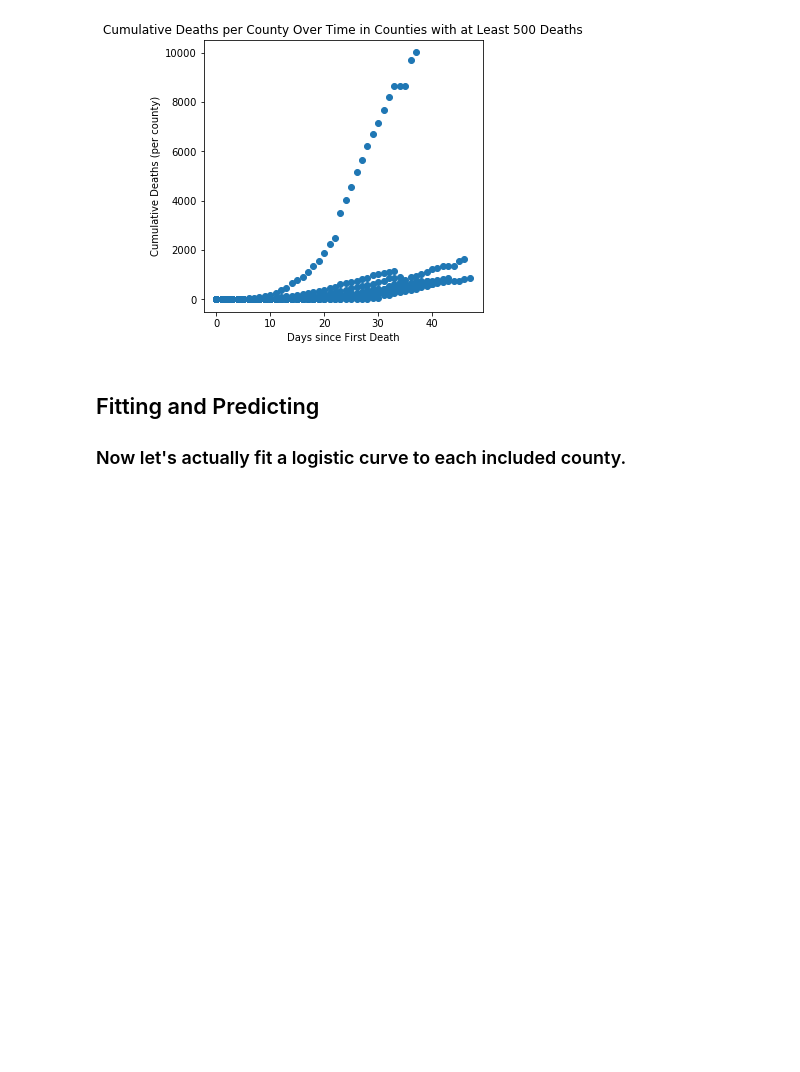
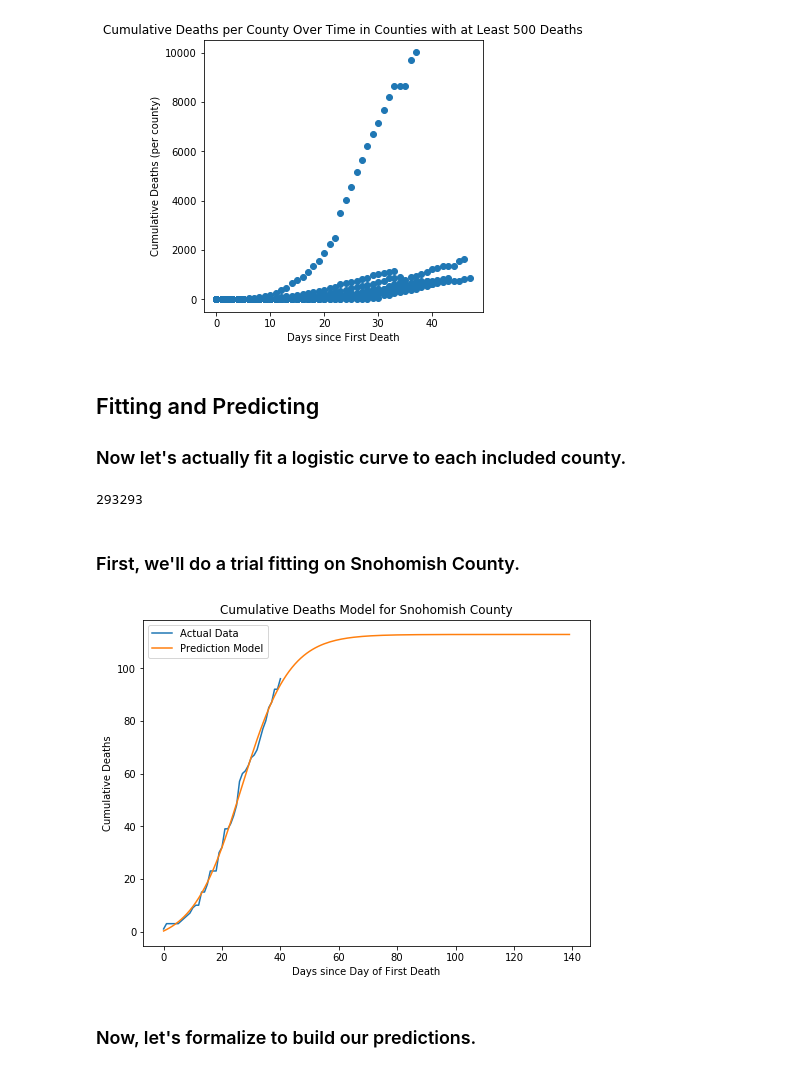
Before and after one commit to velischrist/billy-kimba, a Jupyter notebook: PreliminaryModels/Cumulative_Deaths_Logistic_Function_Model.ipynb, the cells around one changed output. Cells and saved outputs as stored; diff of their text form; code cells hidden in the pictures; blank space fills up the shorter version.

Commit message:
logistic model submission

```diff
--- a/PreliminaryModels/Cumulative_Deaths_Logistic_Function_Model.ipynb
+++ b/PreliminaryModels/Cumulative_Deaths_Logistic_Function_Model.ipynb
@@ -258,3 +257,47 @@ plt.show()
 # %% [markdown]
 ## Fitting and Predicting
 ### Now let's actually fit a logistic curve to each included county.
+# %%
+# import the sample submission for later use as a template to build our submission of predictions
+sample_submission = pd.read_csv('../sample_submission.csv')
+sample_submission.head()
+len(sample_submission['id'])
+# %% [output]
+293293
+# %% [markdown]
+### First, we'll do a trial fitting on Snohomish County.
+# %%
+# package we'll use for fitting parameters
+import scipy.optimize as opt
+
+# logistic function with bias term
+def f(x, L, b, k, x_0):
+    return (L / (1 + np.exp(-k*(x - x_0)))) + b
+
+# initialize randomized parameters
+L, k = np.random.exponential(size=2)
+b, x_0 = np.random.randn(2)
+
+# prepare fit data, Snohomish FIPS is 53061
+norm_scale = max(county_dict['53061'].deaths)
+x = list(county_dict['53061'].times)
+y = list(county_dict['53061'].deaths / norm_scale)
+
+# fit function using Gauss-Newton Algorithm
+(L_, b_, k_, x_0_), _ = opt.curve_fit(f, x, y, [L, b, k, x_0])
+def fit_func(X):
+    return list([norm_scale * f(i, L_, b_, k_, x_0_)] for i in X)
+
+plt.figure(figsize=(8, 6))
+plt.plot(x, (norm_scale * np.array(y)))
+pred_range = list(range(0, max(x) + 100))
+plt.plot(pred_range, fit_func(pred_range))
+plt.title('Cumulative Deaths Model for Snohomish County')
+plt.ylabel('Cumulative Deaths')
+plt.xlabel('Days since Day of First Death')
+plt.legend(['Actual Data', 'Prediction Model'])
+plt.show()
+# %% [output]
+[figure, added]
+# %% [markdown]
+### Now, let's formalize to build our predictions.
```
Also changed, not shown: parts of 10 cells of this notebook, 3 other files.
